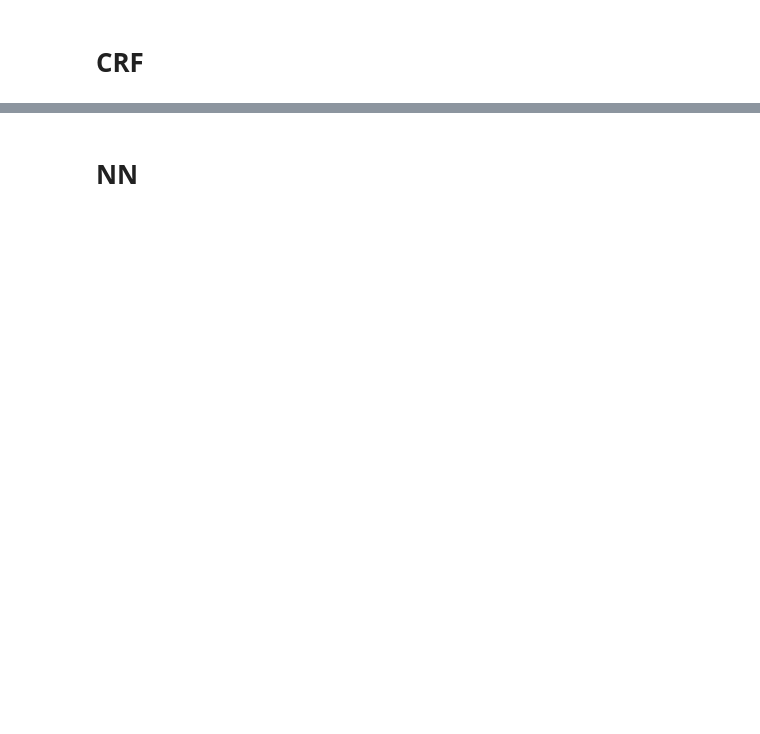
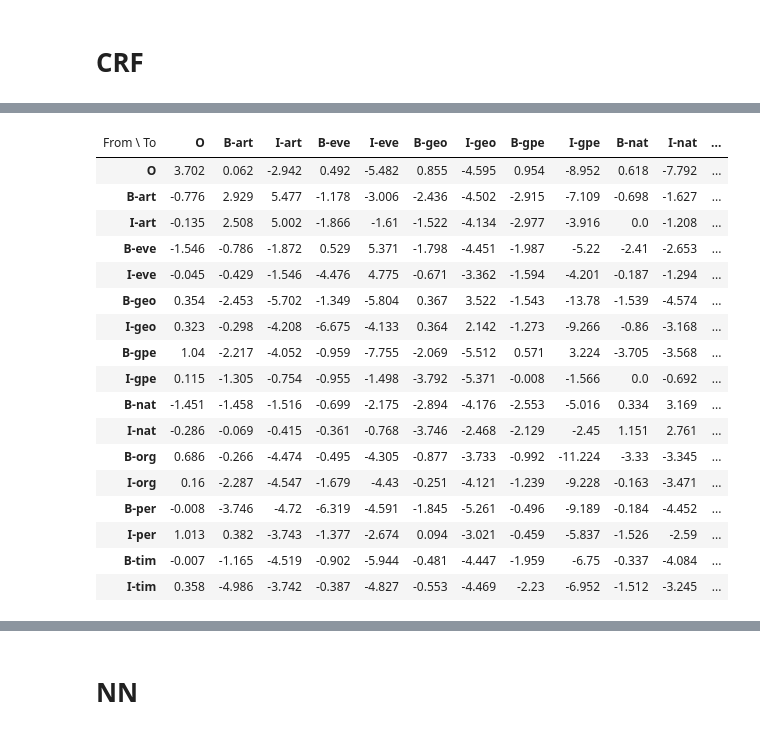
Before and after one commit to Morgolt/epam-nlp, a Jupyter notebook: notebooks/NLP-homework.ipynb, the cells around one changed output, grey strips where cells are left out. Saved outputs shown, nothing was run; the diff lists cells and outputs as text; code cells hidden in the pictures; blank space fills up the shorter version.

```diff
--- a/notebooks/NLP-homework.ipynb
+++ b/notebooks/NLP-homework.ipynb
@@ -222,14 +244,0 @@ features[0][0]
-# %%
-crf = sklearn_crfsuite.CRF(algorithm='lbfgs', max_iterations=100, all_possible_transitions=True)
-params = {'c1': [0.01], 'c2': [0.01]}
-f1_scorer = make_scorer(hw.get_bio_f1, label_mapping=cleaned.iob_ner)
-# search
-rs = GridSearchCV(crf,
-                  params,
-                  cv=5,
-                  verbose=10,
-                  n_jobs=-1,
-                  scoring=f1_scorer)
-rs.fit(features, y)
-print('best params:', rs.best_params_)
-print('best CV score:', rs.best_score_)
@@ -235,0 +279,3 @@ print('best CV score:', rs.best_score_)
+# %%
+crf = hw.get_crf()
+crf.fit(features, y)
@@ -235,0 +292,23 @@ print('best CV score:', rs.best_score_)
+# %%
+import eli5
+
+eli5.show_weights(crf, top=10)
+# %% [output]
+| From \ To | O | B-art | I-art | B-eve | I-eve | B-geo | I-geo | B-gpe | I-gpe | B-nat | I-nat | ... |
+| O | 3.702 | 0.062 | -2.942 | 0.492 | -5.482 | 0.855 | -4.595 | 0.954 | -8.952 | 0.618 | -7.792 | ... |
+| B-art | -0.776 | 2.929 | 5.477 | -1.178 | -3.006 | -2.436 | -4.502 | -2.915 | -7.109 | -0.698 | -1.627 | ... |
+| I-art | -0.135 | 2.508 | 5.002 | -1.866 | -1.61 | -1.522 | -4.134 | -2.977 | -3.916 | 0.0 | -1.208 | ... |
+| B-eve | -1.546 | -0.786 | -1.872 | 0.529 | 5.371 | -1.798 | -4.451 | -1.987 | -5.22 | -2.41 | -2.653 | ... |
+| I-eve | -0.045 | -0.429 | -1.546 | -4.476 | 4.775 | -0.671 | -3.362 | -1.594 | -4.201 | -0.187 | -1.294 | ... |
+| B-geo | 0.354 | -2.453 | -5.702 | -1.349 | -5.804 | 0.367 | 3.522 | -1.543 | -13.78 | -1.539 | -4.574 | ... |
+| I-geo | 0.323 | -0.298 | -4.208 | -6.675 | -4.133 | 0.364 | 2.142 | -1.273 | -9.266 | -0.86 | -3.168 | ... |
+| B-gpe | 1.04 | -2.217 | -4.052 | -0.959 | -7.755 | -2.069 | -5.512 | 0.571 | 3.224 | -3.705 | -3.568 | ... |
+| I-gpe | 0.115 | -1.305 | -0.754 | -0.955 | -1.498 | -3.792 | -5.371 | -0.008 | -1.566 | 0.0 | -0.692 | ... |
+| B-nat | -1.451 | -1.458 | -1.516 | -0.699 | -2.175 | -2.894 | -4.176 | -2.553 | -5.016 | 0.334 | 3.169 | ... |
+| I-nat | -0.286 | -0.069 | -0.415 | -0.361 | -0.768 | -3.746 | -2.468 | -2.129 | -2.45 | 1.151 | 2.761 | ... |
+| B-org | 0.686 | -0.266 | -4.474 | -0.495 | -4.305 | -0.877 | -3.733 | -0.992 | -11.224 | -3.33 | -3.345 | ... |
+| I-org | 0.16 | -2.287 | -4.547 | -1.679 | -4.43 | -0.251 | -4.121 | -1.239 | -9.228 | -0.163 | -3.471 | ... |
+| B-per | -0.008 | -3.746 | -4.72 | -6.319 | -4.591 | -1.845 | -5.261 | -0.496 | -9.189 | -0.184 | -4.452 | ... |
+| I-per | 1.013 | 0.382 | -3.743 | -1.377 | -2.674 | 0.094 | -3.021 | -0.459 | -5.837 | -1.526 | -2.59 | ... |
+| B-tim | -0.007 | -1.165 | -4.519 | -0.902 | -5.944 | -0.481 | -4.447 | -1.959 | -6.75 | -0.337 | -4.084 | ... |
+| I-tim | 0.358 | -4.986 | -3.742 | -0.387 | -4.827 | -0.553 | -4.469 | -2.23 | -6.952 | -1.512 | -3.245 | ... |
```
Also changed, not shown: parts of 29 cells of this notebook, 6 other files.
